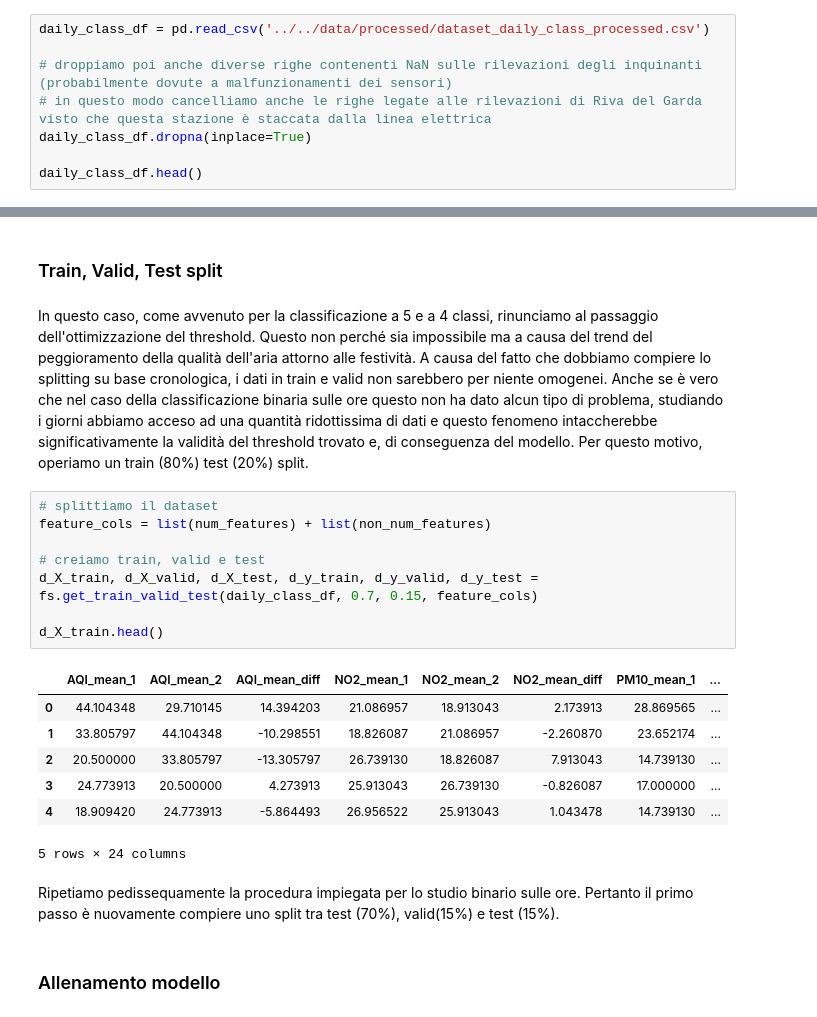
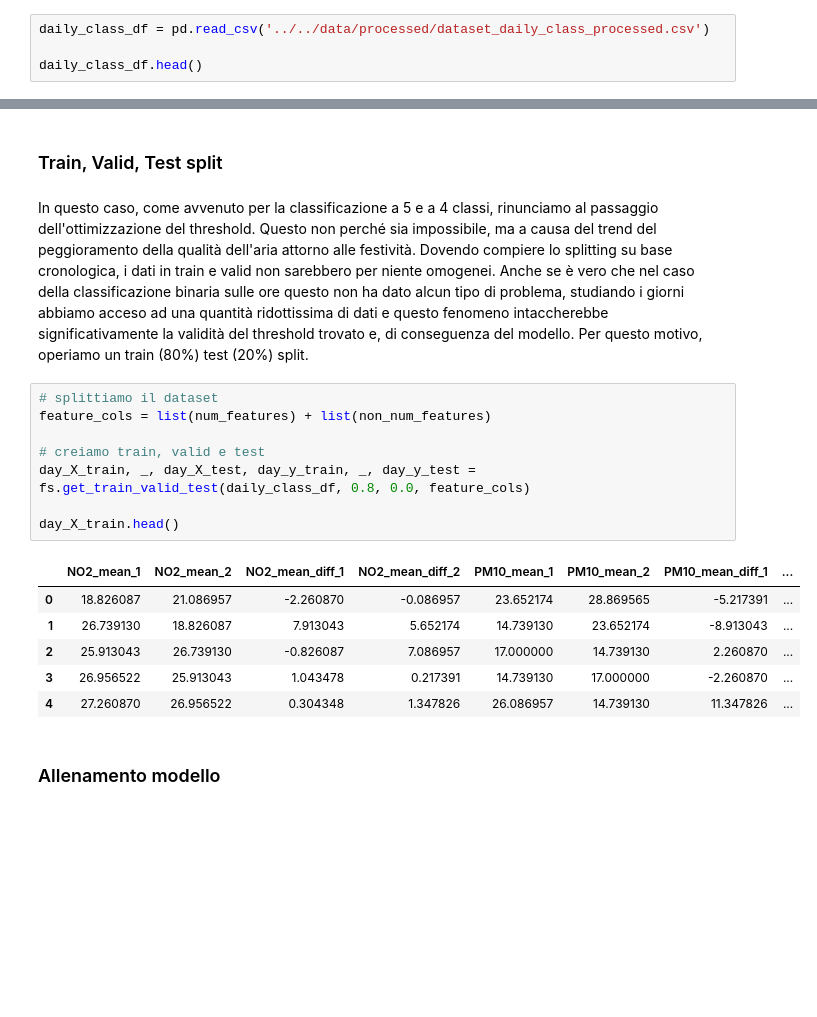
Before and after one commit to CarloDegasperi/DataScience, a Jupyter notebook: notebooks/classification/05_random_forest.ipynb, the cells around one changed output, grey strips where cells are left out. Saved outputs shown, nothing was run; the diff lists cells and outputs as text; blank space fills up the shorter version.

```diff
--- a/notebooks/classification/05_random_forest.ipynb
+++ b/notebooks/classification/05_random_forest.ipynb
@@ -575,9 +565,5 @@ Dopo aver studiato le predizioni che siamo capaci di compiere ora per ora, ci co
 # %%
 daily_class_df = pd.read_csv('../../data/processed/dataset_daily_class_processed.csv')
 
-# droppiamo poi anche diverse righe contenenti NaN sulle rilevazioni degli inquinanti (probabilmente dovute a malfunzionamenti dei sensori)
-# in questo modo cancelliamo anche le righe legate alle rilevazioni di Riva del Garda visto che questa stazione è staccata dalla linea elettrica
-daily_class_df.dropna(inplace=True)
-
 daily_class_df.head()
 # %% [output]
@@ -621,25 +606,22 @@ rfc_d = GridSearchCV(estimator=pipeline_rfc_d,
 # %% [markdown]
 ### Train, Valid, Test split
 # %% [markdown]
-In questo caso, come avvenuto per la classificazione a 5 e a 4 classi, rinunciamo al passaggio dell'ottimizzazione del threshold. Questo non perché sia impossibile ma a causa del trend del peggioramento della qualità dell'aria attorno alle festività. A causa del fatto che dobbiamo compiere lo splitting su base cronologica, i dati in train e valid non sarebbero per niente omogenei. Anche se è vero che nel caso della classificazione binaria sulle ore questo non ha dato alcun tipo di problema, studiando i giorni abbiamo acceso ad una quantità ridottissima di dati e questo fenomeno intaccherebbe significativamente la validità del threshold trovato e, di conseguenza del modello. Per questo motivo, operiamo un train (80%) test (20%) split.
+In questo caso, come avvenuto per la classificazione a 5 e a 4 classi, rinunciamo al passaggio dell'ottimizzazione del threshold. Questo non perché sia impossibile, ma a causa del trend del peggioramento della qualità dell'aria attorno alle festività. Dovendo compiere lo splitting su base cronologica, i dati in train e valid non sarebbero per niente omogenei. Anche se è vero che nel caso della classificazione binaria sulle ore questo non ha dato alcun tipo di problema, studiando i giorni abbiamo acceso ad una quantità ridottissima di dati e questo fenomeno intaccherebbe significativamente la validità del threshold trovato e, di conseguenza del modello. Per questo motivo, operiamo un train (80%) test (20%) split.
 # %%
 # splittiamo il dataset
 feature_cols = list(num_features) + list(non_num_features)
 
 # creiamo train, valid e test
-d_X_train, d_X_valid, d_X_test, d_y_train, d_y_valid, d_y_test = fs.get_train_valid_test(daily_class_df, 0.7, 0.15, feature_cols)
+day_X_train, _, day_X_test, day_y_train, _, day_y_test = fs.get_train_valid_test(daily_class_df, 0.8, 0.0, feature_cols)
 
-d_X_train.head()
+day_X_train.head()
 # %% [output]
-|  | AQI_mean_1 | AQI_mean_2 | AQI_mean_diff | NO2_mean_1 | NO2_mean_2 | NO2_mean_diff | PM10_mean_1 | ... |
-| 0 | 44.104348 | 29.710145 | 14.394203 | 21.086957 | 18.913043 | 2.173913 | 28.869565 | ... |
-| 1 | 33.805797 | 44.104348 | -10.298551 | 18.826087 | 21.086957 | -2.260870 | 23.652174 | ... |
-| 2 | 20.500000 | 33.805797 | -13.305797 | 26.739130 | 18.826087 | 7.913043 | 14.739130 | ... |
-| 3 | 24.773913 | 20.500000 | 4.273913 | 25.913043 | 26.739130 | -0.826087 | 17.000000 | ... |
-| 4 | 18.909420 | 24.773913 | -5.864493 | 26.956522 | 25.913043 | 1.043478 | 14.739130 | ... |
+|  | NO2_mean_1 | NO2_mean_2 | NO2_mean_diff_1 | NO2_mean_diff_2 | PM10_mean_1 | PM10_mean_2 | PM10_mean_diff_1 | ... |
+| 0 | 18.826087 | 21.086957 | -2.260870 | -0.086957 | 23.652174 | 28.869565 | -5.217391 | ... |
+| 1 | 26.739130 | 18.826087 | 7.913043 | 5.652174 | 14.739130 | 23.652174 | -8.913043 | ... |
+| 2 | 25.913043 | 26.739130 | -0.826087 | 7.086957 | 17.000000 | 14.739130 | 2.260870 | ... |
+| 3 | 26.956522 | 25.913043 | 1.043478 | 0.217391 | 14.739130 | 17.000000 | -2.260870 | ... |
+| 4 | 27.260870 | 26.956522 | 0.304348 | 1.347826 | 26.086957 | 14.739130 | 11.347826 | ... |
-5 rows × 24 columns
-# %% [markdown]
-Ripetiamo pedissequamente la procedura impiegata per lo studio binario sulle ore. Pertanto il primo passo è nuovamente compiere uno split tra test (70%), valid(15%) e test (15%).
 # %% [markdown]
 ### Allenamento modello
 # %%
```
Also changed, not shown: parts of 23 cells of this notebook, 5 other files.
